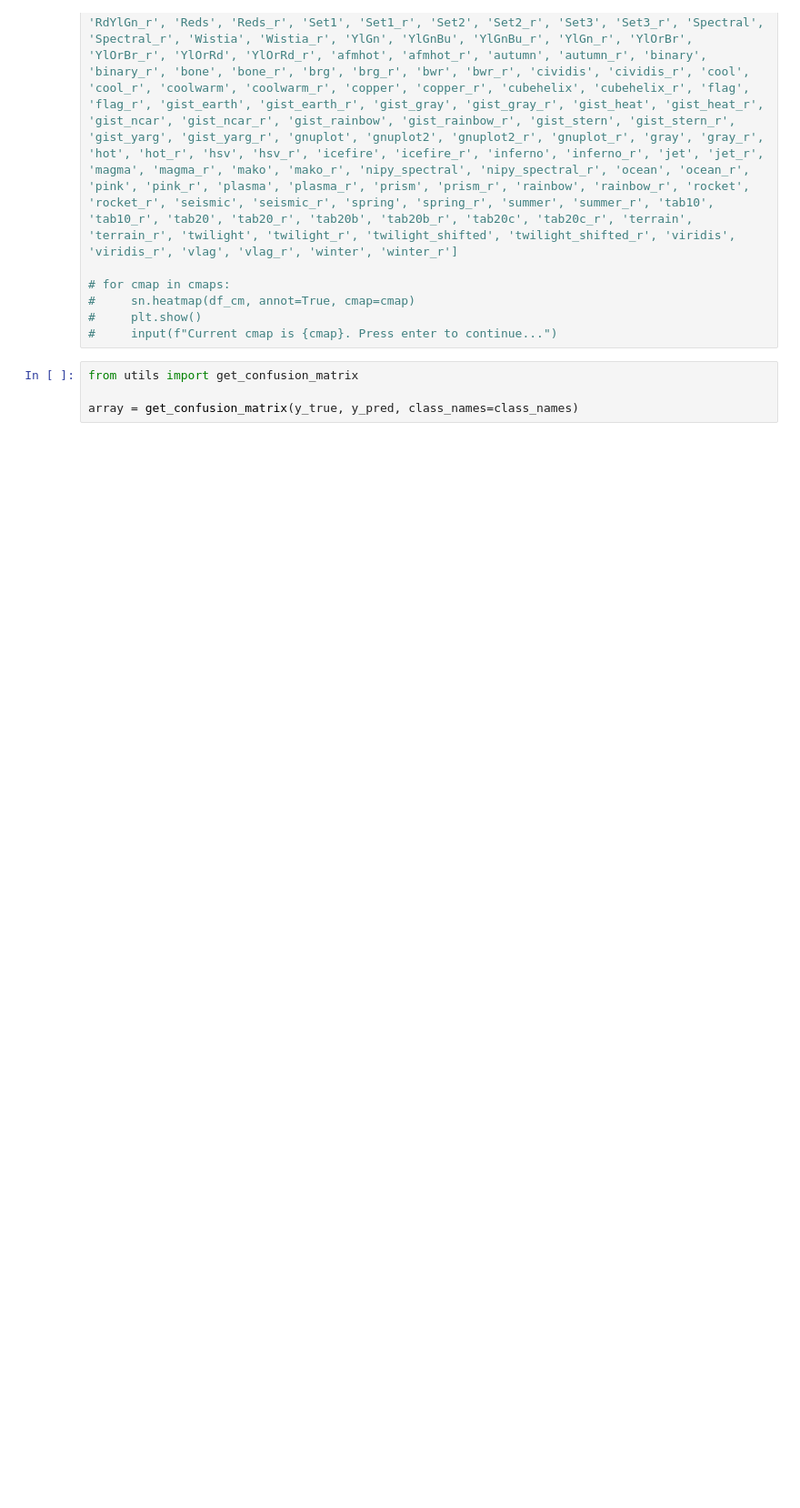
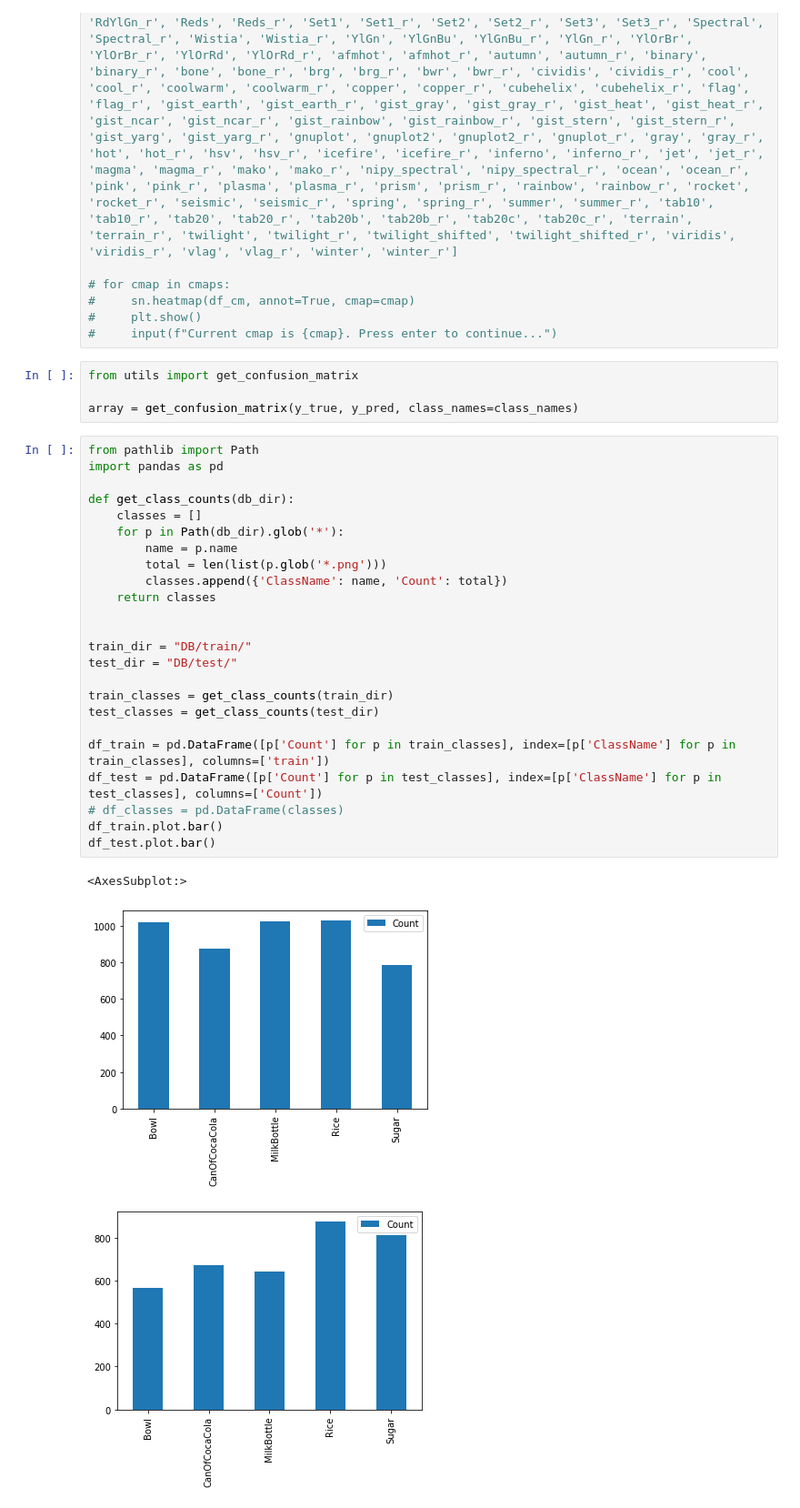
Before and after one commit to hbBoucherit/projet_analyse_video, a Jupyter notebook: cm_testing.ipynb, the cells around one changed output. Shown at 91% size. Cells and saved outputs as stored; diff of their text form; blank space fills up the shorter version.

```diff
--- a/cm_testing.ipynb
+++ b/cm_testing.ipynb
@@ -43,3 +43,31 @@ plt.savefig('file.png')
 from utils import get_confusion_matrix
 
 array = get_confusion_matrix(y_true, y_pred, class_names=class_names)
+# %%
+from pathlib import Path
+import pandas as pd
+
+def get_class_counts(db_dir):
+    classes = []
+    for p in Path(db_dir).glob('*'):
+        name = p.name
+        total = len(list(p.glob('*.png')))
+        classes.append({'ClassName': name, 'Count': total})
+    return classes
+
+
+train_dir = "DB/train/"
+test_dir = "DB/test/"
+
+train_classes = get_class_counts(train_dir)
+test_classes = get_class_counts(test_dir)
+
+df_train = pd.DataFrame([p['Count'] for p in train_classes], index=[p['ClassName'] for p in train_classes], columns=['train'])
+df_test = pd.DataFrame([p['Count'] for p in test_classes], index=[p['ClassName'] for p in test_classes], columns=['Count'])
+# df_classes = pd.DataFrame(classes)
+df_train.plot.bar()
+df_test.plot.bar()
+# %% [output]
+<AxesSubplot:>
+[figure, added]
+[figure, added]
```
Also changed, not shown: parts of 4 cells of this notebook, 5 other files.
